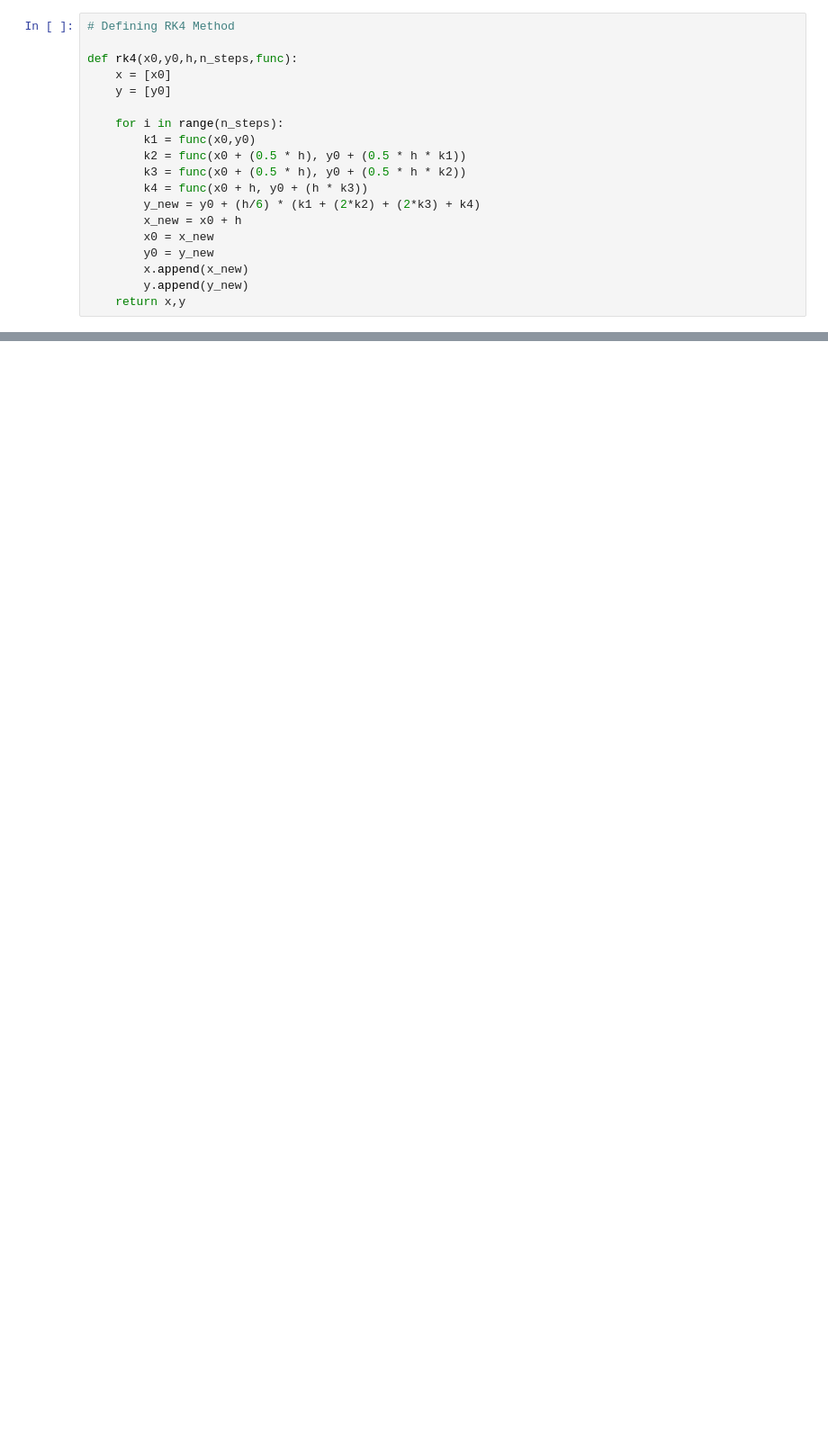
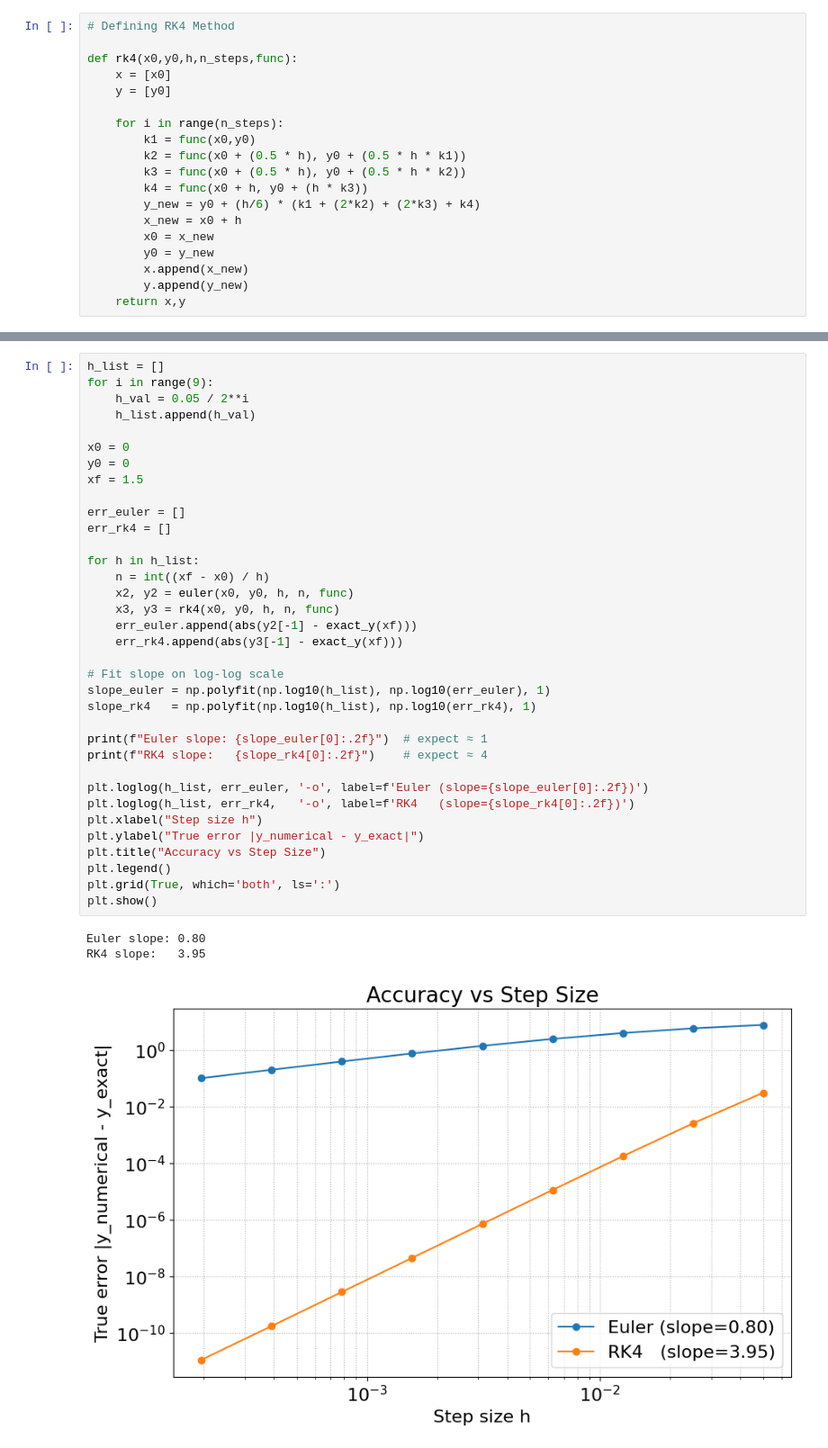
Before and after one commit to Aradhikaaa/Numerical-Integration, a Jupyter notebook: hw3.ipynb, the cells around one changed output, grey strips where cells are left out. Shown at 90% size. Drawn from its saved outputs; the diff is of its cells as text; blank space fills up the shorter version.

```diff
--- a/hw3.ipynb
+++ b/hw3.ipynb
@@ -165,0 +167,39 @@ h=0.01  Euler: 1.536977  RK4: 1.557408  Exact: 1.557408  Err_Euler: 2.04e-02  Er
+# %%
+h_list = []
+for i in range(9):
+    h_val = 0.05 / 2**i
+    h_list.append(h_val)
+
+x0 = 0
+y0 = 0
+xf = 1.5
+
+err_euler = []
+err_rk4 = []
+
+for h in h_list:
+    n = int((xf - x0) / h)
+    x2, y2 = euler(x0, y0, h, n, func)
+    x3, y3 = rk4(x0, y0, h, n, func)
+    err_euler.append(abs(y2[-1] - exact_y(xf)))
+    err_rk4.append(abs(y3[-1] - exact_y(xf)))
+
+# Fit slope on log-log scale
+slope_euler = np.polyfit(np.log10(h_list), np.log10(err_euler), 1)
+slope_rk4   = np.polyfit(np.log10(h_list), np.log10(err_rk4), 1)
+
+print(f"Euler slope: {slope_euler[0]:.2f}")  # expect ≈ 1
+print(f"RK4 slope:   {slope_rk4[0]:.2f}")    # expect ≈ 4
+
+plt.loglog(h_list, err_euler, '-o', label=f'Euler (slope={slope_euler[0]:.2f})')
+plt.loglog(h_list, err_rk4,   '-o', label=f'RK4   (slope={slope_rk4[0]:.2f})')
+plt.xlabel("Step size h")
+plt.ylabel("True error |y_numerical - y_exact|")
+plt.title("Accuracy vs Step Size")
+plt.legend()
+plt.grid(True, which='both', ls=':')
+plt.show()
+# %% [output]
+Euler slope: 0.80
+RK4 slope:   3.95
+[figure, added]
```
Also changed, not shown: parts of 12 cells of this notebook.
